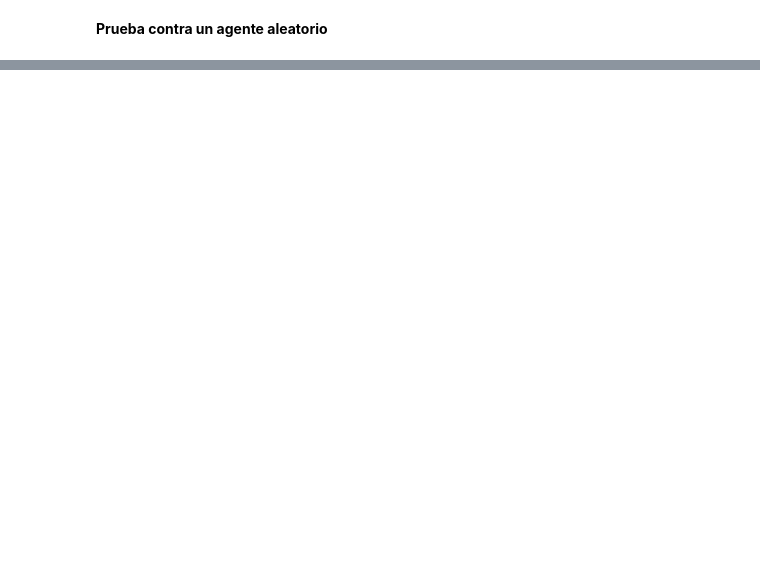
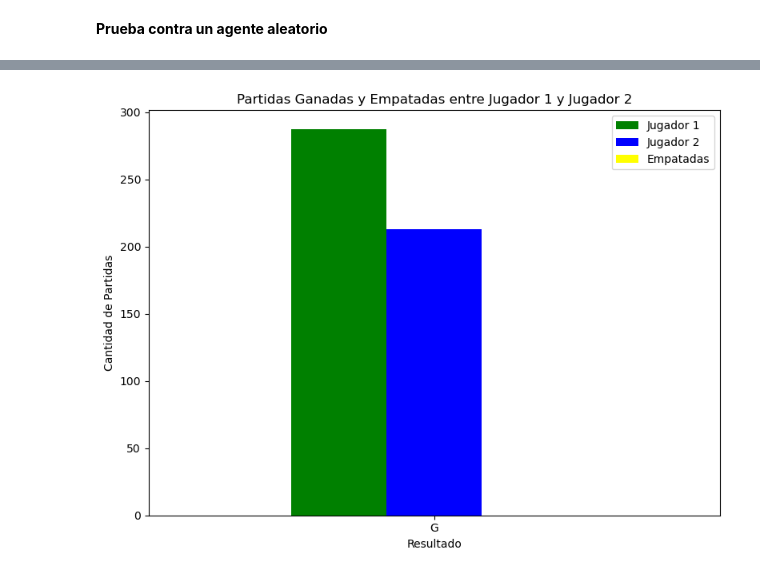
Before and after one commit to julianricom1/Connect4, a Jupyter notebook: Training.ipynb, the cells around one changed output, grey strips where cells are left out. Cells and saved outputs as stored; diff of their text form; code cells hidden in the pictures; blank space fills up the shorter version.

```diff
--- a/Training.ipynb
+++ b/Training.ipynb
@@ -210,0 +264,7 @@ Thanks for playing, Bye!
+# %%
+tablero = Board.Connect4Board()
+agenteCarga = Agent.Agent(tablero, "O", filename = 'Q_Table_A2_30k_epsilon_09_alpha_08_gamma_2.pkl')
+agenteAleatorio = Agent.Agent(tablero, "X", is_random = True)
+juego = AgentVsAgent(tablero, agenteCarga, agenteAleatorio, epochs = 500)
+juego.play(save_learning = False, plot_result = False, plot_result_by_bar = True)
+# %% [output]
@@ -210,0 +288 @@ Thanks for playing, Bye!
+[figure, added]
```
Also changed, not shown: parts of 9 cells of this notebook, 6 other files.
